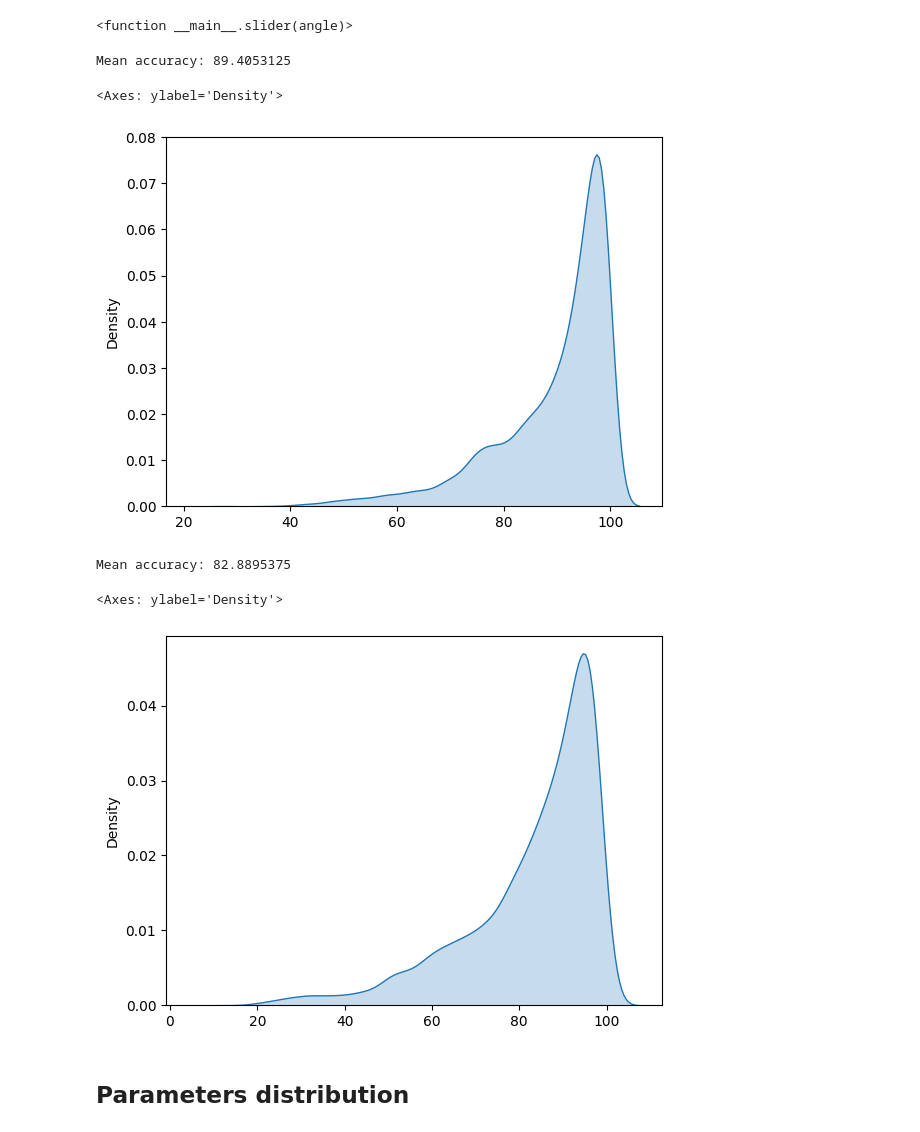
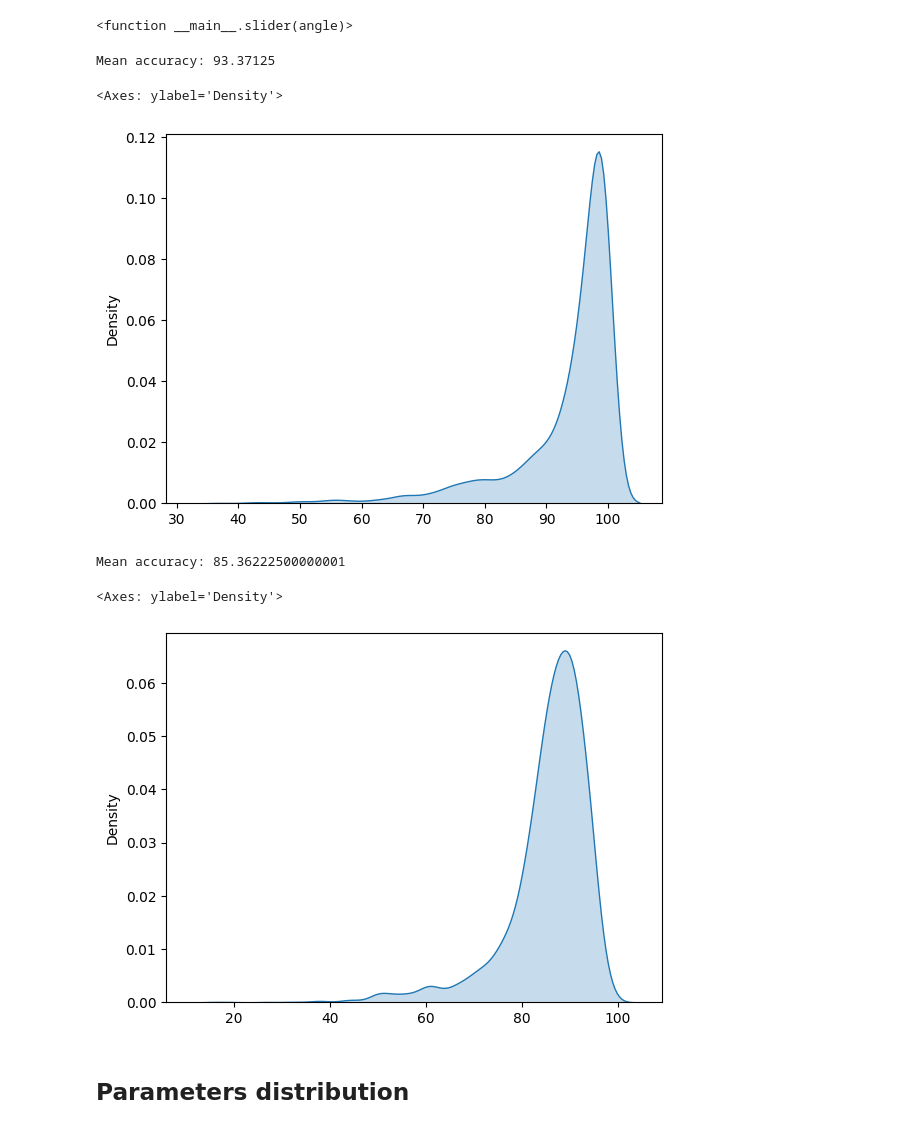
Before and after one commit to IDavron/exploring-neural-networks-weight-space, a Jupyter notebook: notebooks/models/flow_matching_half_angles.ipynb, the cells around one changed output. Saved outputs shown, nothing was run; the diff lists cells and outputs as text; code cells hidden in the pictures.

```diff
--- a/notebooks/flow_matching_big.ipynb
+++ b/notebooks/models/flow_matching_half_angles.ipynb
@@ -71,19 +67,19 @@ device = torch.device("cuda" if torch.cuda.is_available() else "cpu")
 
 
 # Hyperparameters
-epochs = 3000
+epochs = 1000
 lr = 1e-3
 batch_size = 100
-hidden_dim = 1024
+hidden_dim = 512
 
 torch.manual_seed(0)
 
 # Dataset
-dataset = ModelParamsDataset("../data/eight_angles_small.csv")
+dataset = ModelParamsDataset("../../data/eight_angles_small.csv")
 dataloader = torch.utils.data.DataLoader(dataset, batch_size=batch_size, shuffle=True)
 
 # Model
-flow = Flow(1024)
+flow = Flow(hidden_dim)
 flow.to(device)
 optimizer = torch.optim.Adam(flow.parameters(), lr=lr)
 
@@ -92,8 +88,8 @@ prior_dim = 33
 prior_sd = 1
 gaussian = torch.distributions.multivariate_normal.MultivariateNormal(torch.zeros(prior_dim), math.sqrt(prior_sd) * torch.eye(prior_dim))
 
-path = "../models/generators/flow_matching_big/"
-model_path = path + "flow_big_conditional.pth"
+path = "../../models/generators/flow_matching_half_angles/"
+model_path = path + "flow_small_conditional.pth"
 # %%
 losses = []
 accuracies_per_epoch = []
@@ -124,7 +120,7 @@ for epoch in tqdm(range(epochs)):
         print(f"Epoch {epoch}: Loss {loss.item()}")
         losses.append(loss.item())
 
-    if epoch % 300 == 0:
+    if epoch % 200 == 0:
         flow.to("cpu")
         accuracies = []
         with torch.no_grad():
@@ -185,6 +181,6 @@ def generate(model, angle, num_iter=100):
         sin = torch.sin(angle)
         cos = torch.cos(angle)
         path = model(torch.cat([x, t[:, None], sin[:, None], cos[:, None]], dim=-1))
-        x += (0.01 * path)
+        x += (1/num_iter * path)
     return x.detach()
 # %%
@@ -204,13 +200,12 @@ interact(slider, angle=(0, 360, 1))
 interactive(children=(IntSlider(value=180, description='angle', max=360), Output()), _dom_classes=('widget-int…
 <function __main__.slider(angle)>
 # %%
-flow = Flow(1024)
+flow = Flow(hidden_dim)
 flow.load_state_dict(torch.load(model_path))
 flow.eval()
-flow.to("cpu")
 
 accuracies = []
-angles = [0, 45, 90, 135, 180, 225, 270, 315]
+angles = [0, 90, 180, 270]
 
 with torch.no_grad():
     for angle in tqdm(angles):
@@ -229,38 +224,37 @@ with torch.no_grad():
 print("Mean accuracy:", np.mean(accuracies))
 sns.kdeplot(accuracies, fill=True)
 # %% [output]
-Mean accuracy: 89.4053125
+Mean accuracy: 93.37125
 <Axes: ylabel='Density'>
-[figure, old version]
+[figure, new version]
 # %%
-flow = Flow(1024)
+flow = Flow(hidden_dim)
 flow.load_state_dict(torch.load(model_path))
 flow.eval()
-flow.to("cpu")
 
 accuracies = []
-angles = [45/2, 135/2, 225/2, 315/2, 405/2, 495/2, 585/2, 675/2]
+angles = [45, 135, 225, 315]
 
 with torch.no_grad():
     for angle in tqdm(angles):
         for i in range(1000):
             x = generate(flow, angle)[0]
             x = torch.tensor(x, dtype=torch.float32)
 
             X, y = get_moons_dataset()
             X_rotated = rotate(X, angle)
             X_rotated = torch.tensor(X_rotated, dtype=torch.float32)
 
             accuracy = get_accuracy(x, X_rotated, y)
             accuracies.append(accuracy)
 
 
 print("Mean accuracy:", np.mean(accuracies))
 sns.kdeplot(accuracies, fill=True)
 # %% [output]
-Mean accuracy: 82.8895375
+Mean accuracy: 85.36222500000001
 <Axes: ylabel='Density'>
-[figure, old version]
+[figure, new version]
 # %% [markdown]
 ## Parameters distribution
 # %%
```
Also changed, not shown: parts of 7 cells of this notebook, 36 other files.
